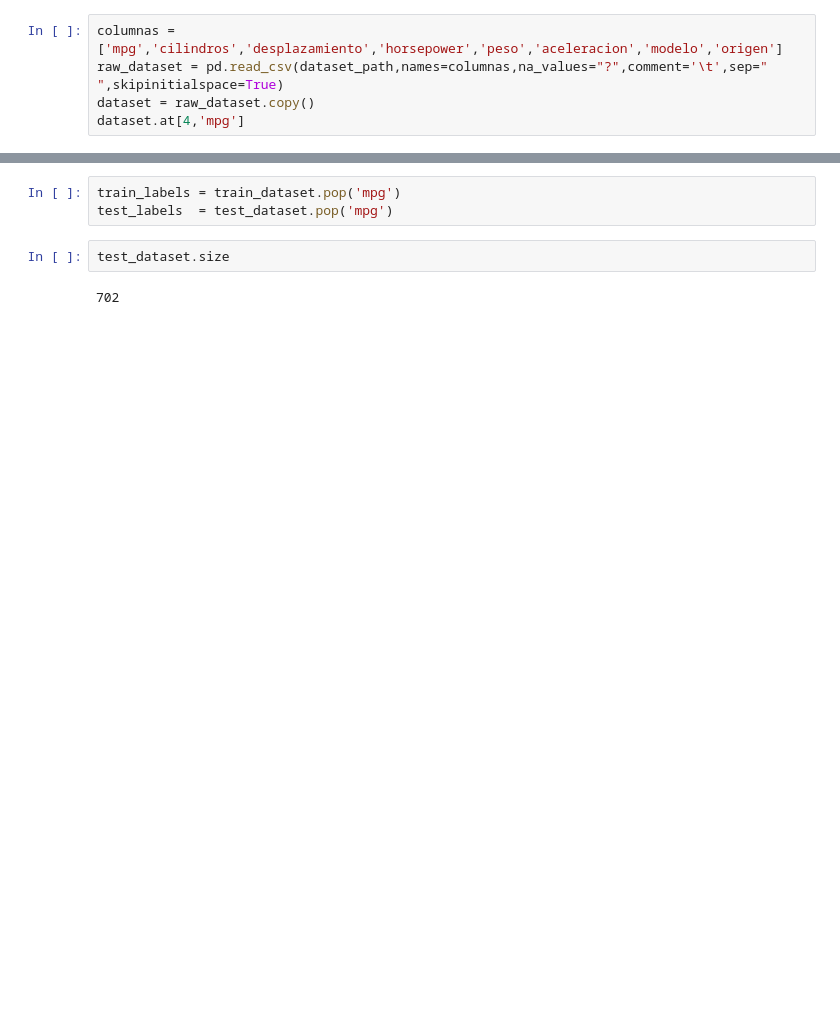
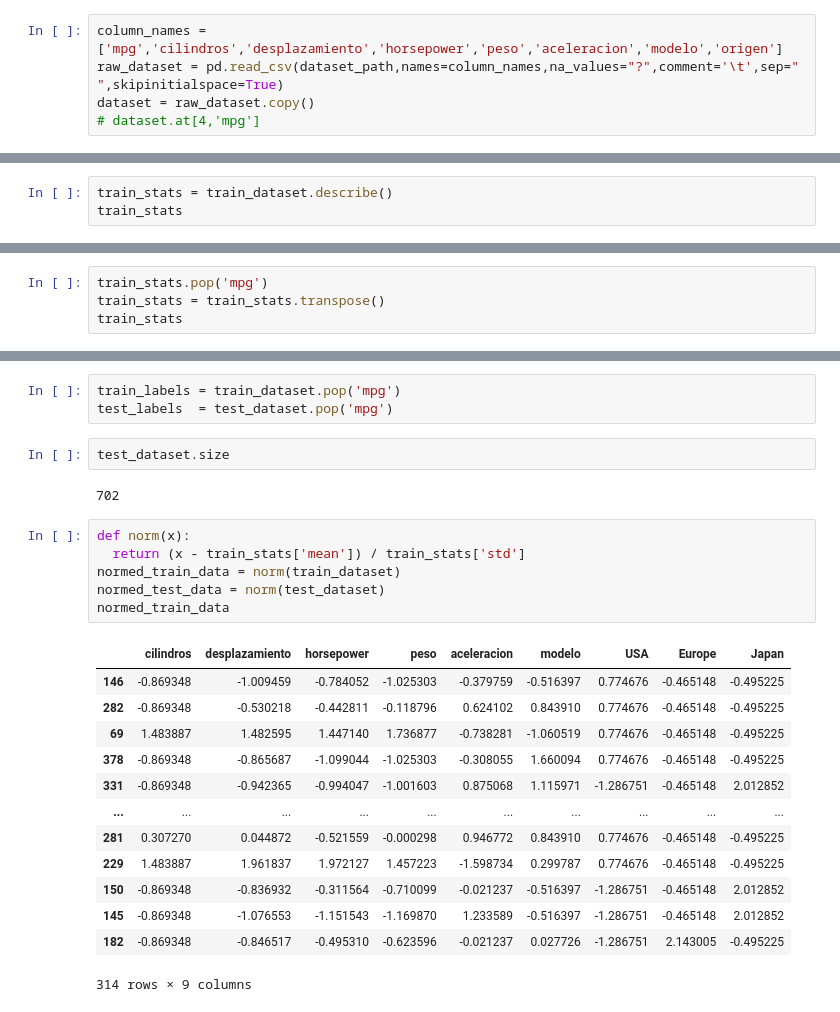
Before and after one commit to josueelias9/AI-tensorflow_python, a Jupyter notebook: Untitled0.ipynb, the cells around one changed output, grey strips where cells are left out. Drawn from its saved outputs; the diff is of its cells as text; blank space fills up the shorter version.

```diff
--- a/Untitled0.ipynb
+++ b/Untitled0.ipynb
@@ -24,6 +27,6 @@ dataset_path
 # %%
-columnas = ['mpg','cilindros','desplazamiento','horsepower','peso','aceleracion','modelo','origen']
-raw_dataset = pd.read_csv(dataset_path,names=columnas,na_values="?",comment='\t',sep=" ",skipinitialspace=True)
+column_names = ['mpg','cilindros','desplazamiento','horsepower','peso','aceleracion','modelo','origen']
+raw_dataset = pd.read_csv(dataset_path,names=column_names,na_values="?",comment='\t',sep=" ",skipinitialspace=True)
 dataset = raw_dataset.copy()
-dataset.at[4,'mpg']
+# dataset.at[4,'mpg']
 # %% [output]
@@ -86,3 +70,6 @@ sns.pairplot(dataset[['mpg','cilindros','desplazamiento']])
 # %%
 train_dataset = dataset.sample(frac=0.8,random_state=0)
 test_dataset = dataset.drop(train_dataset.index)
+# %%
+train_stats = train_dataset.describe()
+train_stats
@@ -88,0 +86,4 @@ test_dataset = dataset.drop(train_dataset.index)
+# %%
+train_stats.pop('mpg')
+train_stats = train_stats.transpose()
+train_stats
@@ -93,3 +105,23 @@ test_labels  = test_dataset.pop('mpg')
 test_dataset.size
 # %% [output]
 702
+# %%
+def norm(x):
+  return (x - train_stats['mean']) / train_stats['std']
+normed_train_data = norm(train_dataset)
+normed_test_data = norm(test_dataset)
+normed_train_data
+# %% [output]
+|  | cilindros | desplazamiento | horsepower | peso | aceleracion | modelo | USA | Europe | Japan |
+| 146 | -0.869348 | -1.009459 | -0.784052 | -1.025303 | -0.379759 | -0.516397 | 0.774676 | -0.465148 | -0.495225 |
+| 282 | -0.869348 | -0.530218 | -0.442811 | -0.118796 | 0.624102 | 0.843910 | 0.774676 | -0.465148 | -0.495225 |
+| 69 | 1.483887 | 1.482595 | 1.447140 | 1.736877 | -0.738281 | -1.060519 | 0.774676 | -0.465148 | -0.495225 |
+| 378 | -0.869348 | -0.865687 | -1.099044 | -1.025303 | -0.308055 | 1.660094 | 0.774676 | -0.465148 | -0.495225 |
+| 331 | -0.869348 | -0.942365 | -0.994047 | -1.001603 | 0.875068 | 1.115971 | -1.286751 | -0.465148 | 2.012852 |
+| ... | ... | ... | ... | ... | ... | ... | ... | ... | ... |
+| 281 | 0.307270 | 0.044872 | -0.521559 | -0.000298 | 0.946772 | 0.843910 | 0.774676 | -0.465148 | -0.495225 |
+| 229 | 1.483887 | 1.961837 | 1.972127 | 1.457223 | -1.598734 | 0.299787 | 0.774676 | -0.465148 | -0.495225 |
+| 150 | -0.869348 | -0.836932 | -0.311564 | -0.710099 | -0.021237 | -0.516397 | -1.286751 | -0.465148 | 2.012852 |
+| 145 | -0.869348 | -1.076553 | -1.151543 | -1.169870 | 1.233589 | -0.516397 | -1.286751 | -0.465148 | 2.012852 |
+| 182 | -0.869348 | -0.846517 | -0.495310 | -0.623596 | -0.021237 | 0.027726 | -1.286751 | 2.143005 | -0.495225 |
+314 rows × 9 columns
```
Also changed, not shown: parts of 15 cells of this notebook.
